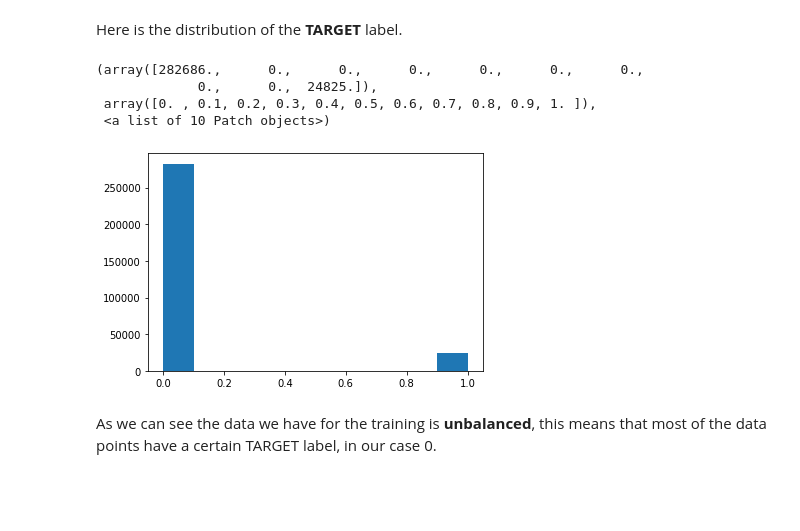
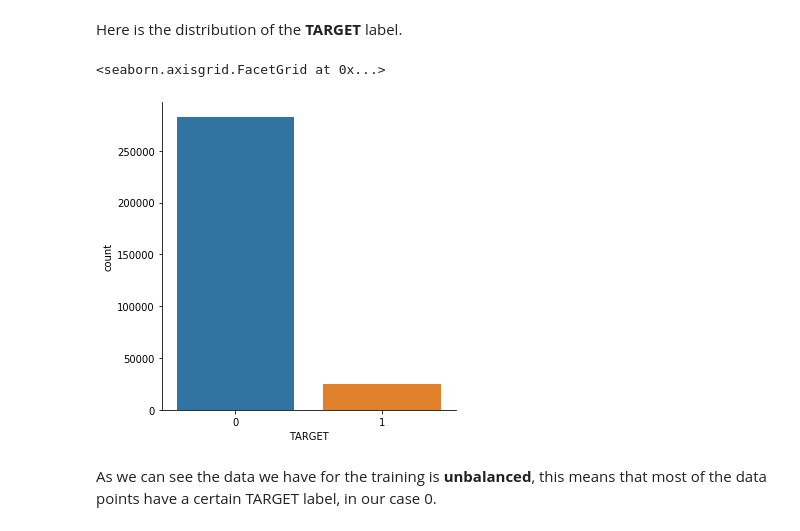
Before and after one commit to paolomandica/FDS-home-credit-default-risk, a Jupyter notebook: main-paolo.ipynb, the cells around one changed output. Drawn from its saved outputs; the diff is of its cells as text; code cells hidden in the pictures; blank space fills up the shorter version.

Commit message:
Data cleaning for app_train completed:

```diff
--- a/main-paolo.ipynb
+++ b/main-paolo.ipynb
@@ -56,14 +57,11 @@ app_train.head()
 5 rows × 122 columns
 # %% [markdown]
 Here is the distribution of the **TARGET** label.
-# %%
-plt.hist(app_train['TARGET'])
-# %% [output]
-(array([282686.,      0.,      0.,      0.,      0.,      0.,      0.,
-             0.,      0.,  24825.]),
- array([0. , 0.1, 0.2, 0.3, 0.4, 0.5, 0.6, 0.7, 0.8, 0.9, 1. ]),
- <a list of 10 Patch objects>)
-[figure, removed]
+# %%
+sns.catplot(x='TARGET', kind='count', data=app_train)
+# %% [output]
+<seaborn.axisgrid.FacetGrid at 0x...>
+[figure, added]
 # %% [markdown]
 As we can see the data we have for the training is **unbalanced**, this means that most of the data points have a certain TARGET label, in our case 0.
 # %%
```
Also changed, not shown: parts of 83 cells of this notebook.
